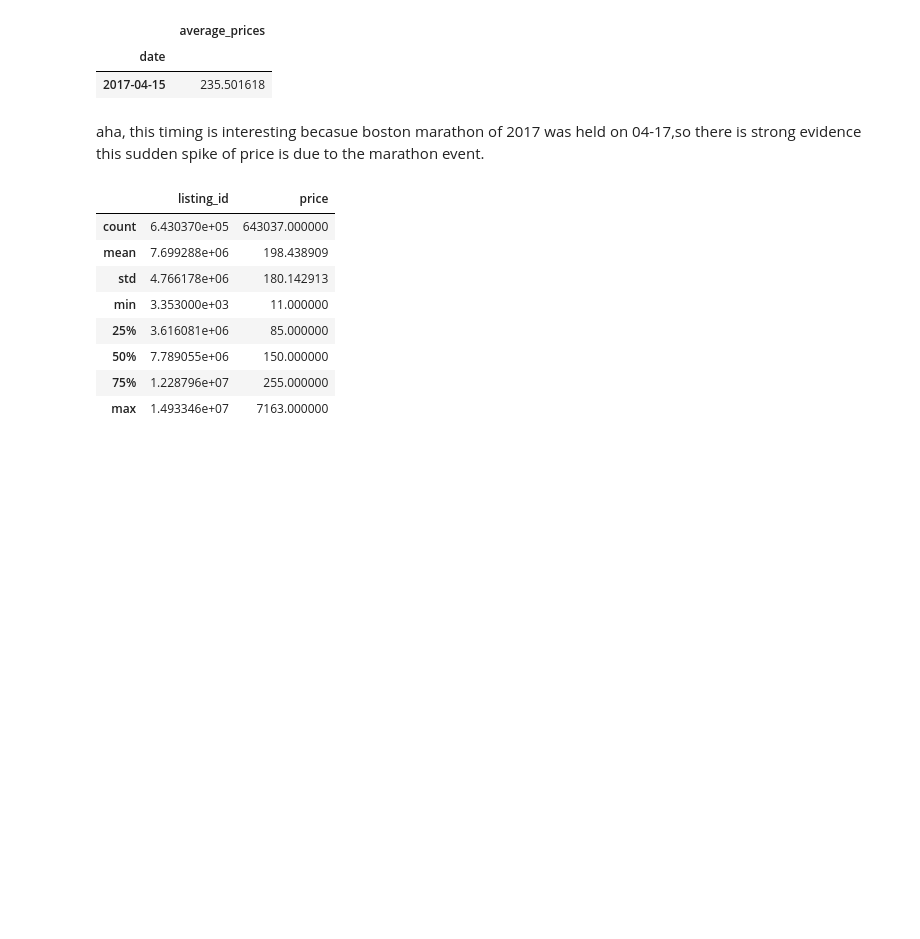
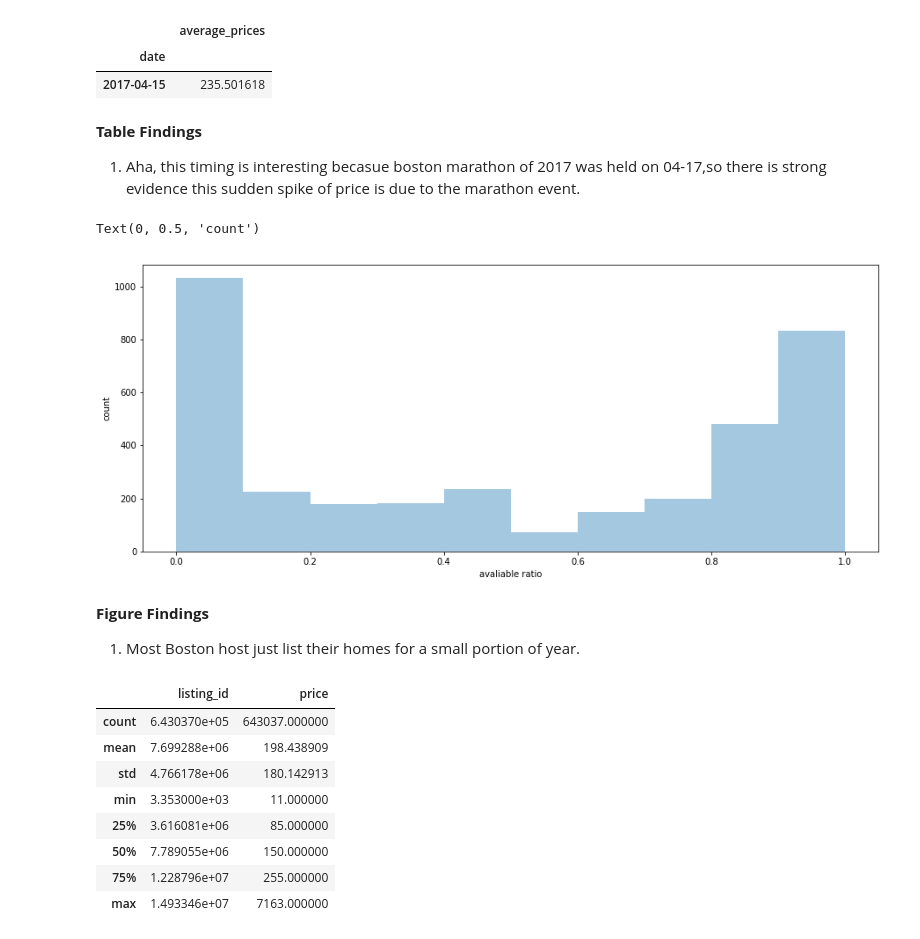
Before and after one commit to haataa/airbnb_finding, a Jupyter notebook: airbnb_finding.ipynb, the cells around one changed output. Saved outputs shown, nothing was run; the diff lists cells and outputs as text; code cells hidden in the pictures; blank space fills up the shorter version.

```diff
--- a/airbnb_finding.ipynb
+++ b/airbnb_finding.ipynb
@@ -165,4 +165,5 @@ average_price_bs_sub[average_price_bs_sub.average_prices == max(average_price_bs
 | date |  |
 | 2017-04-15 | 235.501618 |
 # %% [markdown]
-aha, this timing is interesting becasue boston marathon of 2017 was held on 04-17,so there is strong evidence this sudden spike of price is due to the marathon event.
+**Table Findings**
+1. Aha, this timing is interesting becasue boston marathon of 2017 was held on 04-17,so there is strong evidence this sudden spike of price is due to the marathon event.
@@ -169,3 +175,16 @@ aha, this timing is interesting becasue boston marathon of 2017 was held on 04-1
+# %%
+#avaliable_days_bs.head()
+f, ax = plt.subplots(figsize=(15, 6))
+ax = sns.distplot(avaliable_days_bs, kde=False)
+ax.set_xlabel('avaliable ratio', fontsize=10)
+ax.set_ylabel('count', fontsize=10)
+# a large portion of houses are available for a small portion of days
+# %% [output]
+Text(0, 0.5, 'count')
+[figure, added]
+# %% [markdown]
+**Figure Findings**
+1. Most Boston host just list their homes for a small portion of year.
 # %%
 # check general price distribution
 bs_calendar_open.describe()
```
Also changed, not shown: parts of 34 cells of this notebook.
